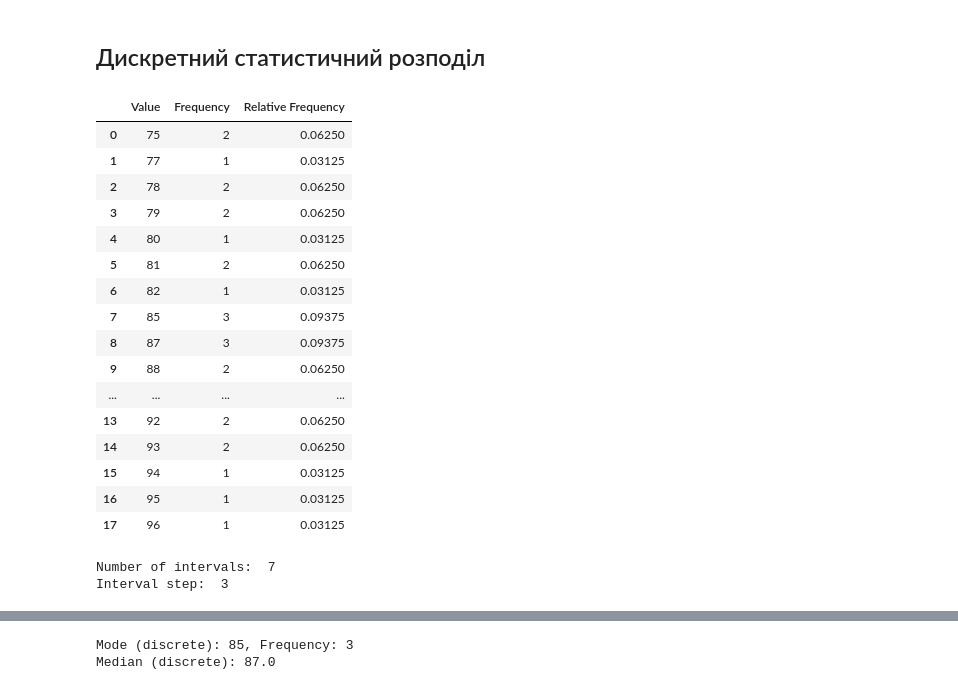
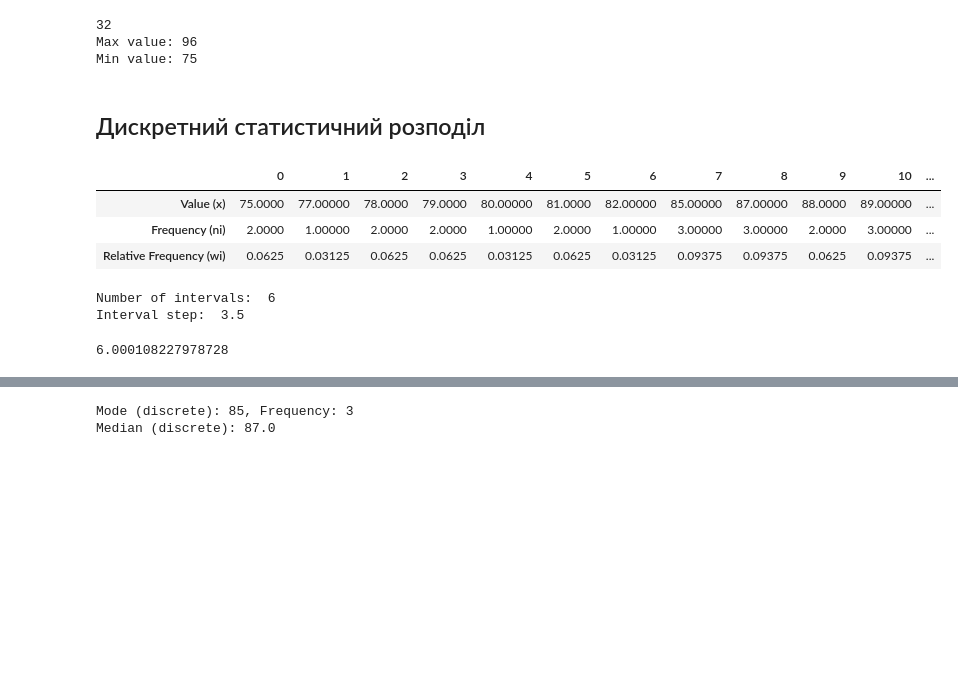
Before and after one commit to AlexanderSychev2005/stat_un, a Jupyter notebook: rgr_1.ipynb, the cells around one changed output, grey strips where cells are left out. Saved outputs shown, nothing was run; the diff lists cells and outputs as text; code cells hidden in the pictures; blank space fills up the shorter version.

```diff
--- a/rgr_1.ipynb
+++ b/rgr_1.ipynb
@@ -22,40 +22,36 @@ unique, counts = np.unique(weights, return_counts=True)
 n = len(weights)
 max_value = np.max(weights)
 min_value = np.min(weights)
+print(n)
+print("Max value:", max_value)
+print("Min value:", min_value)
+# %% [output]
+32
+Max value: 96
+Min value: 75
 # %%
 relative_freq = counts / n
 # %%
-discrete_df = pd.DataFrame({'Value': unique, 'Frequency': counts, 'Relative Frequency': relative_freq})
+discrete_df = pd.DataFrame({'Value (x)': unique, 'Frequency (ni)': counts, 'Relative Frequency (wi)': relative_freq})
 # %% [markdown]
 ## Дискретний статистичний розподіл
 # %%
-discrete_df
+discrete_df.T
 # %% [output]
-|  | Value | Frequency | Relative Frequency |
-| 0 | 75 | 2 | 0.06250 |
-| 1 | 77 | 1 | 0.03125 |
-| 2 | 78 | 2 | 0.06250 |
-| 3 | 79 | 2 | 0.06250 |
-| 4 | 80 | 1 | 0.03125 |
-| 5 | 81 | 2 | 0.06250 |
-| 6 | 82 | 1 | 0.03125 |
-| 7 | 85 | 3 | 0.09375 |
-| 8 | 87 | 3 | 0.09375 |
-| 9 | 88 | 2 | 0.06250 |
-| ... | ... | ... | ... |
-| 13 | 92 | 2 | 0.06250 |
-| 14 | 93 | 2 | 0.06250 |
-| 15 | 94 | 1 | 0.03125 |
-| 16 | 95 | 1 | 0.03125 |
-| 17 | 96 | 1 | 0.03125 |
+|  | 0 | 1 | 2 | 3 | 4 | 5 | 6 | 7 | 8 | 9 | 10 | ... |
+| Value (x) | 75.0000 | 77.00000 | 78.0000 | 79.0000 | 80.00000 | 81.0000 | 82.00000 | 85.00000 | 87.00000 | 88.0000 | 89.00000 | ... |
+| Frequency (ni) | 2.0000 | 1.00000 | 2.0000 | 2.0000 | 1.00000 | 2.0000 | 1.00000 | 3.00000 | 3.00000 | 2.0000 | 3.00000 | ... |
+| Relative Frequency (wi) | 0.0625 | 0.03125 | 0.0625 | 0.0625 | 0.03125 | 0.0625 | 0.03125 | 0.09375 | 0.09375 | 0.0625 | 0.09375 | ... |
 # %%
-num_of_intervals = int(4 * np.log10(len(weights)) + 1)
+num_of_intervals = int(np.round(3.322 * np.log10(n) + 1))
 print("Number of intervals: ", num_of_intervals)
 interval_step = (max_value - min_value) / num_of_intervals
-print("Interval step: ", int(np.round_(interval_step)))
+print("Interval step: ", interval_step)
+3.322 * np.log10(n) + 1
 # %% [output]
-Number of intervals:  7
-Interval step:  3
+Number of intervals:  6
+Interval step:  3.5
+6.000108227978728
 # %%
 hist, bin_edges = np.histogram(weights, bins=num_of_intervals)
 hist, bin_edges
```
Also changed, not shown: parts of 10 cells of this notebook.
